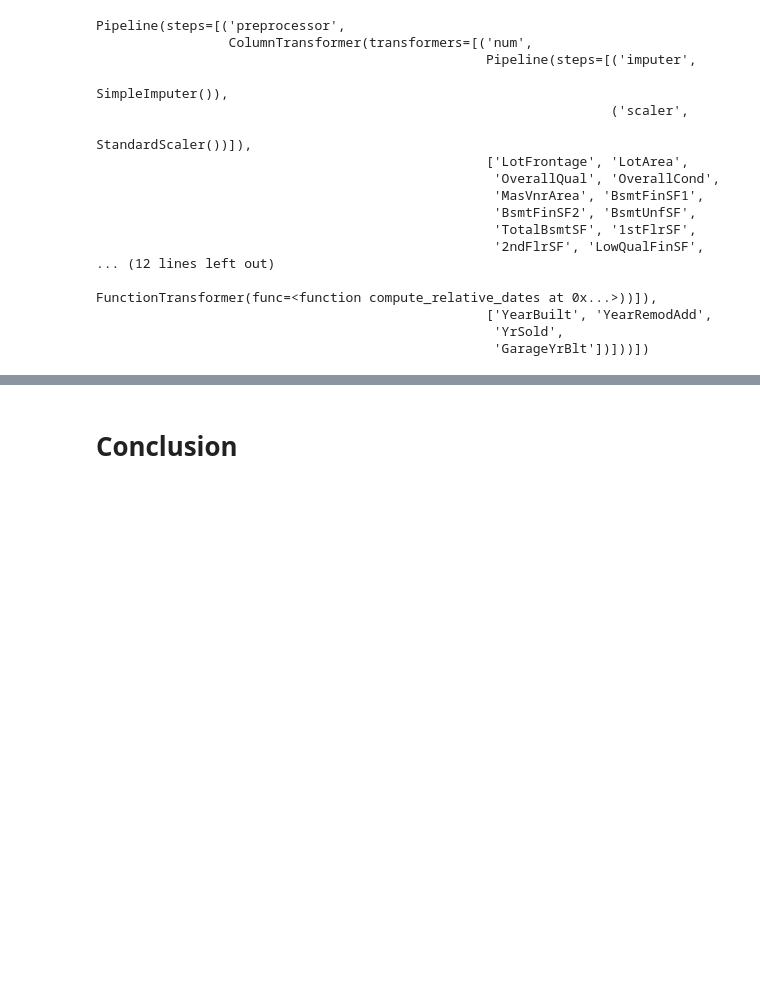
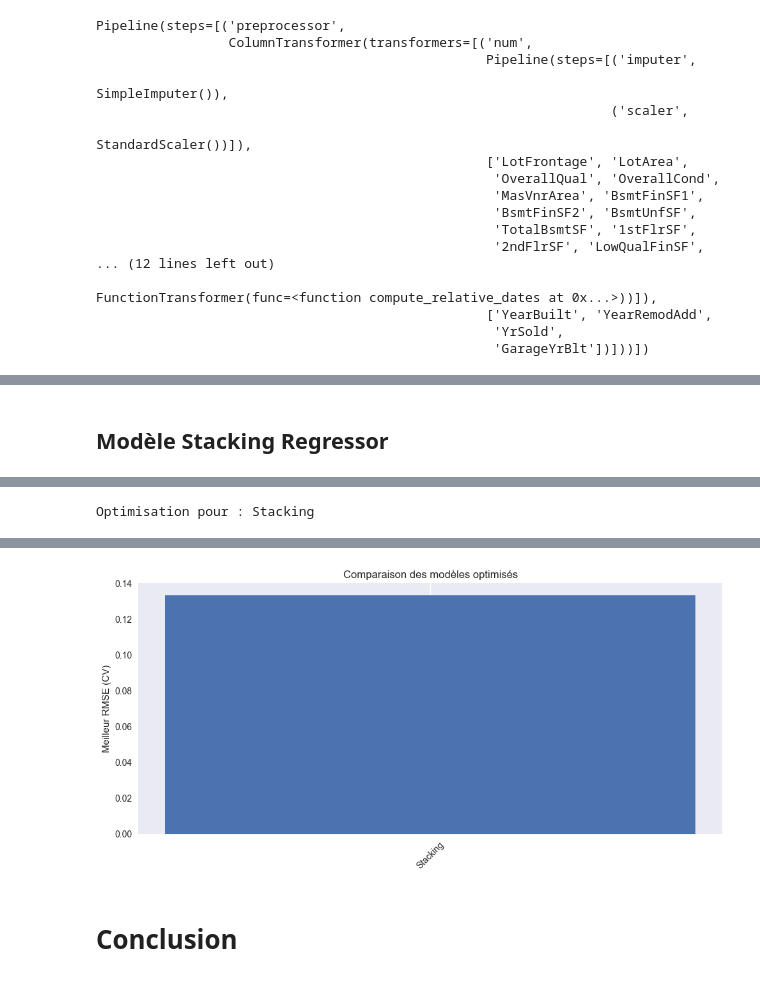
Before and after one commit to marino-casagranda/data-science-project, a Jupyter notebook: 99_Projet/TEST_MARINO.ipynb, the cells around one changed output, grey strips where cells are left out. Cells and saved outputs as stored; diff of their text form; code cells hidden in the pictures; blank space fills up the shorter version.

```diff
--- a/99_Projet/TEST_MARINO.ipynb
+++ b/99_Projet/TEST_MARINO.ipynb
@@ -931,7 +452,0 @@ def rf_objective(trial, preprocessing_pipeline, X, y, cv, scoring):
-# %%
-model_configs = {
-    'Lasso': lasso_objective,
-    'Random Forest': rf_objective
-}
-
-results = evaluate_and_optimize_models(model_configs, X_train, y_train, preprocessing_pipeline, n_trials=3)
@@ -952,0 +740,2 @@ results = evaluate_and_optimize_models(model_configs, X_train, y_train, preproce
+# %% [markdown]
+## Modèle Stacking Regressor
@@ -952,0 +809,6 @@ results = evaluate_and_optimize_models(model_configs, X_train, y_train, preproce
+# %%
+model_configs = {
+    'Stacking': stacking_objective
+}
+results = evaluate_and_optimize_models(model_configs, X_train, y_train, preprocessing_pipeline, n_trials=20)
+# %% [output]
@@ -952,0 +816 @@ results = evaluate_and_optimize_models(model_configs, X_train, y_train, preproce
+Optimisation pour : Stacking
@@ -953,3 +821,4 @@ results = evaluate_and_optimize_models(model_configs, X_train, y_train, preproce
+[figure, added]
 # %% [markdown]
 # Conclusion
 # %% [markdown]
```
Also changed, not shown: parts of 48 cells of this notebook, 2 other files.
